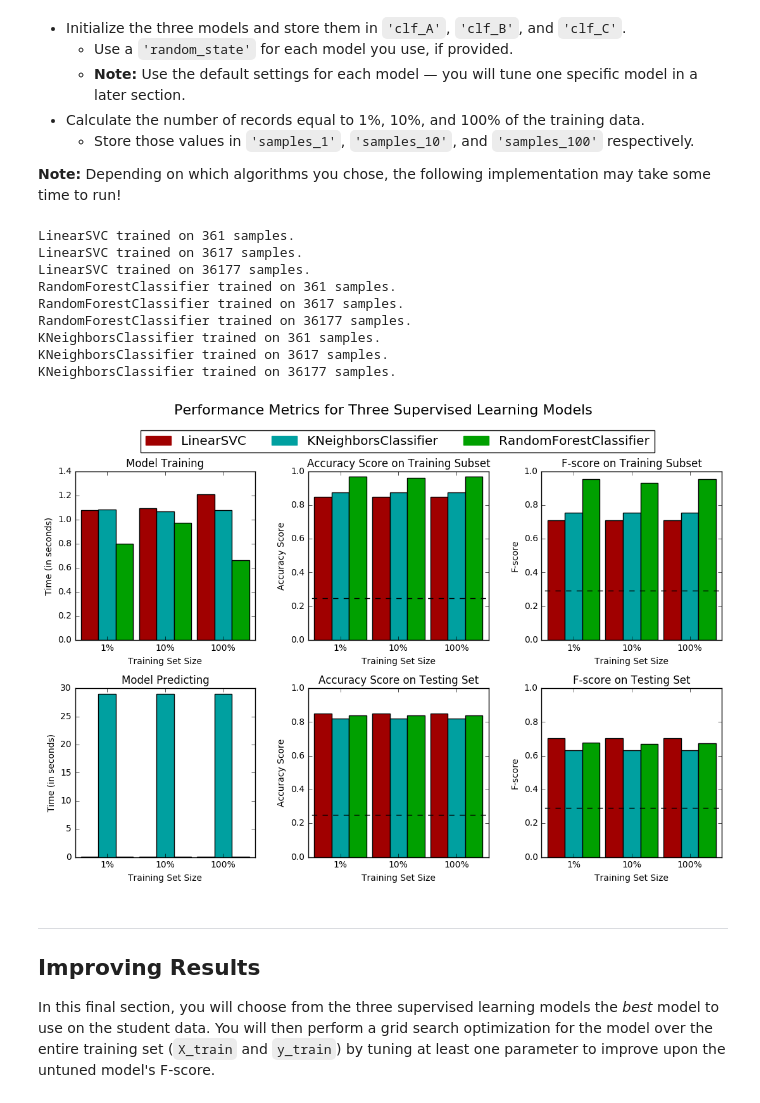
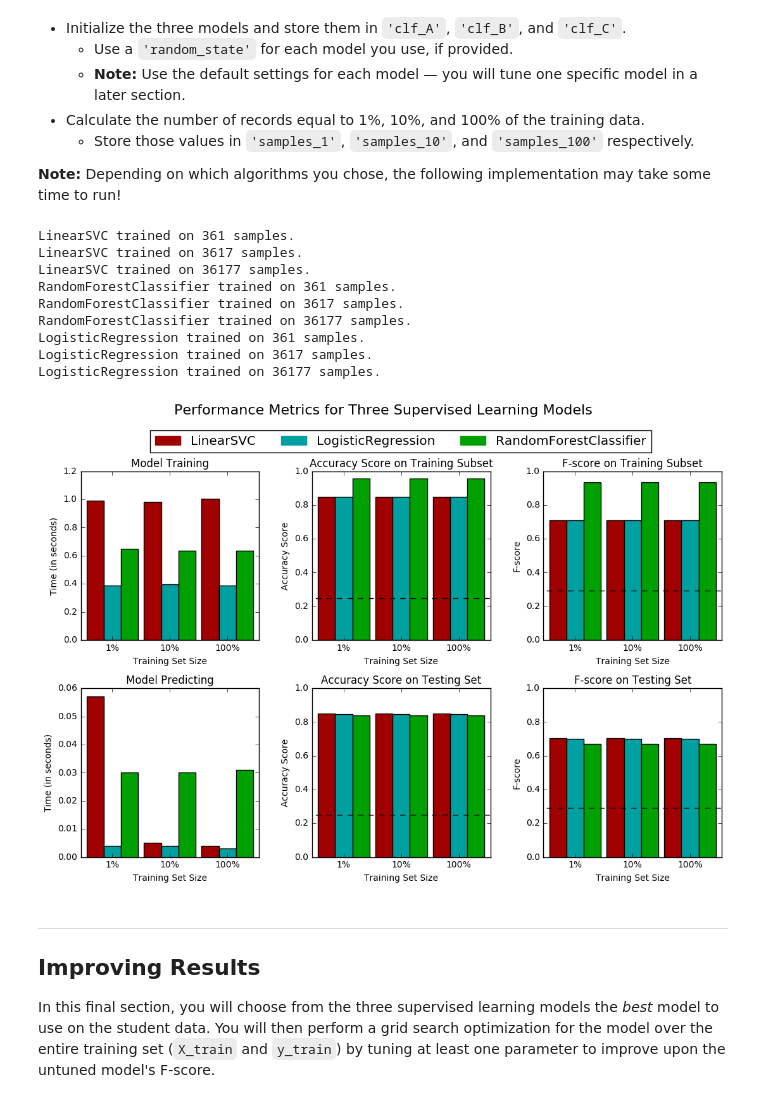
Before and after one commit to obudacitydev/machine-learning, a Jupyter notebook: projects/finding_donors/finding_donors.ipynb, the cells around one changed output. Saved outputs shown, nothing was run; the diff lists cells and outputs as text; code cells hidden in the pictures.

```diff
--- a/projects/finding_donors/finding_donors.ipynb
+++ b/projects/finding_donors/finding_donors.ipynb
@@ -194,7 +194,16 @@ from sklearn.metrics import fbeta_score
 accuracy = (1.0*sum(income))/len(income)
 
 # TODO: Calculate F-score using the formula above for beta = 0.5
-fscore = fbeta_score(income, np.ones_like(income), 0.5)
+beta=0.5
+estimated = np.ones_like(income)
+tp = sum(np.logical_and(income,estimated))
+fp = sum(np.logical_and(income==0,estimated==1))
+tn = sum(np.logical_and(income==0,estimated==0))
+fn = sum(np.logical_and(income==1,estimated==0))
+precision = (1.0*tp)/(tp+fp)
+recall = (1.0*tp)/(tp+fn)
+fscore = (1+beta**2)*precision*recall/((beta**2*precision)+recall)
+#fscore2 = fbeta_score(income, np.ones_like(income), 0.5)
 
 # Print the results
 print "Naive Predictor: [Accuracy score: {:.4f}, F-score: {:.4f}]".format(accuracy, fscore)
@@ -299,40 +316,42 @@ In the code cell, you will need to implement the following:
 # TODO: Import the three supervised learning models from sklearn
 from sklearn import svm
 from sklearn.ensemble import RandomForestClassifier
 from sklearn.neighbors import KNeighborsClassifier
+from sklearn.linear_model import LogisticRegression
 
 # TODO: Initialize the three models
-clf_A = svm.LinearSVC()
-clf_B = RandomForestClassifier(n_estimators=10)
-clf_C = KNeighborsClassifier(n_neighbors=5)
+clf_A = svm.LinearSVC(random_state=0)
+clf_B = RandomForestClassifier(n_estimators=10,random_state=0)
+#clf_C = KNeighborsClassifier(n_neighbors=5)
+clf_C = LogisticRegression(random_state = 0)
 
 # TODO: Calculate the number of samples for 1%, 10%, and 100% of the training data
 samples_1 = int(0.01*len(y_train))
 samples_10 = int(0.1*len(y_train))
 samples_100 = len(y_train)
 
 # Collect results on the learners
 results = {}
 for clf in [clf_A, clf_B, clf_C]:
     clf_name = clf.__class__.__name__
     results[clf_name] = {}
     for i, samples in enumerate([samples_1, samples_10, samples_100]):
         results[clf_name][i] = \
         train_predict(clf, samples, X_train, y_train, X_test, y_test)
 
 # Run metrics visualization for the three supervised learning models chosen
 vs.evaluate(results, accuracy, fscore)
 # %% [output]
 LinearSVC trained on 361 samples.
 LinearSVC trained on 3617 samples.
 LinearSVC trained on 36177 samples.
 RandomForestClassifier trained on 361 samples.
 RandomForestClassifier trained on 3617 samples.
 RandomForestClassifier trained on 36177 samples.
-KNeighborsClassifier trained on 361 samples.
-KNeighborsClassifier trained on 3617 samples.
-KNeighborsClassifier trained on 36177 samples.
+LogisticRegression trained on 361 samples.
+LogisticRegression trained on 3617 samples.
+LogisticRegression trained on 36177 samples.
-[figure, old version]
+[figure, new version]
 # %% [markdown]
 ----
 ## Improving Results
```
Also changed, not shown: parts of 13 cells of this notebook.
